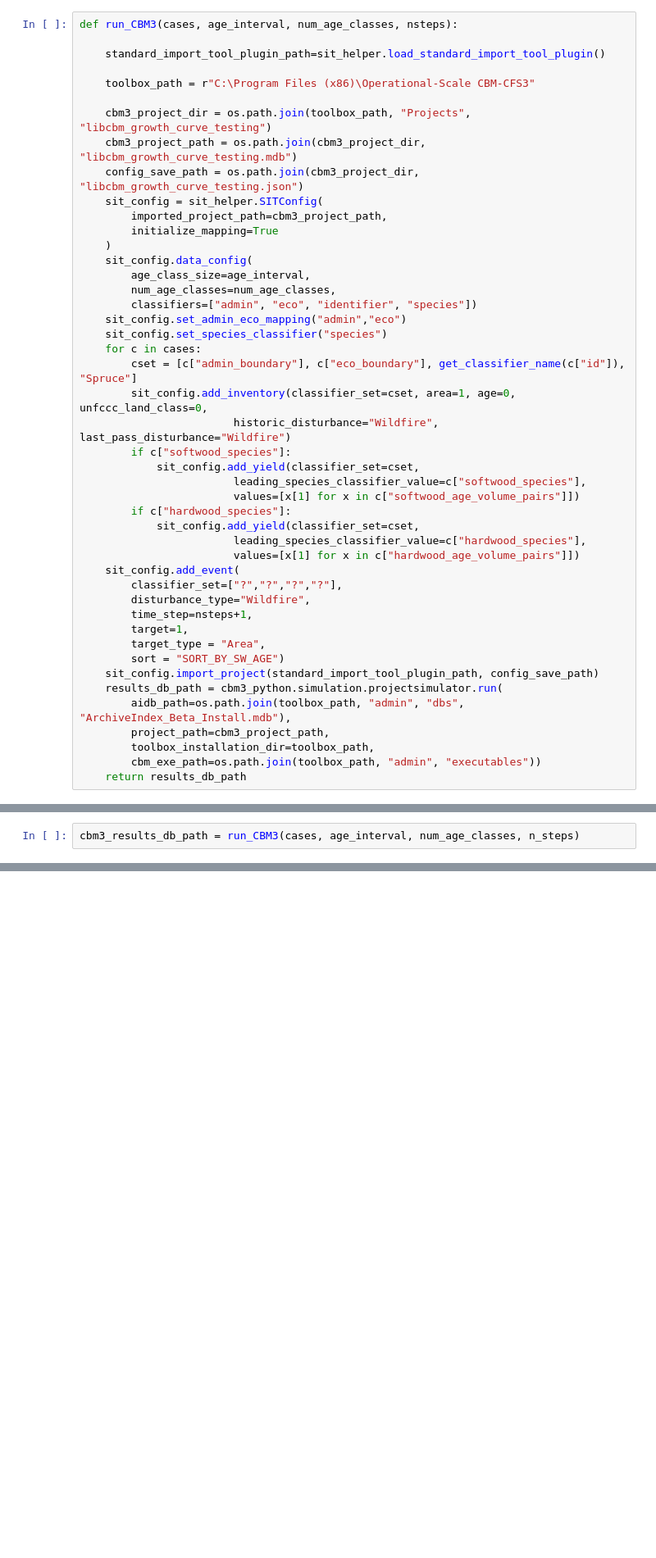
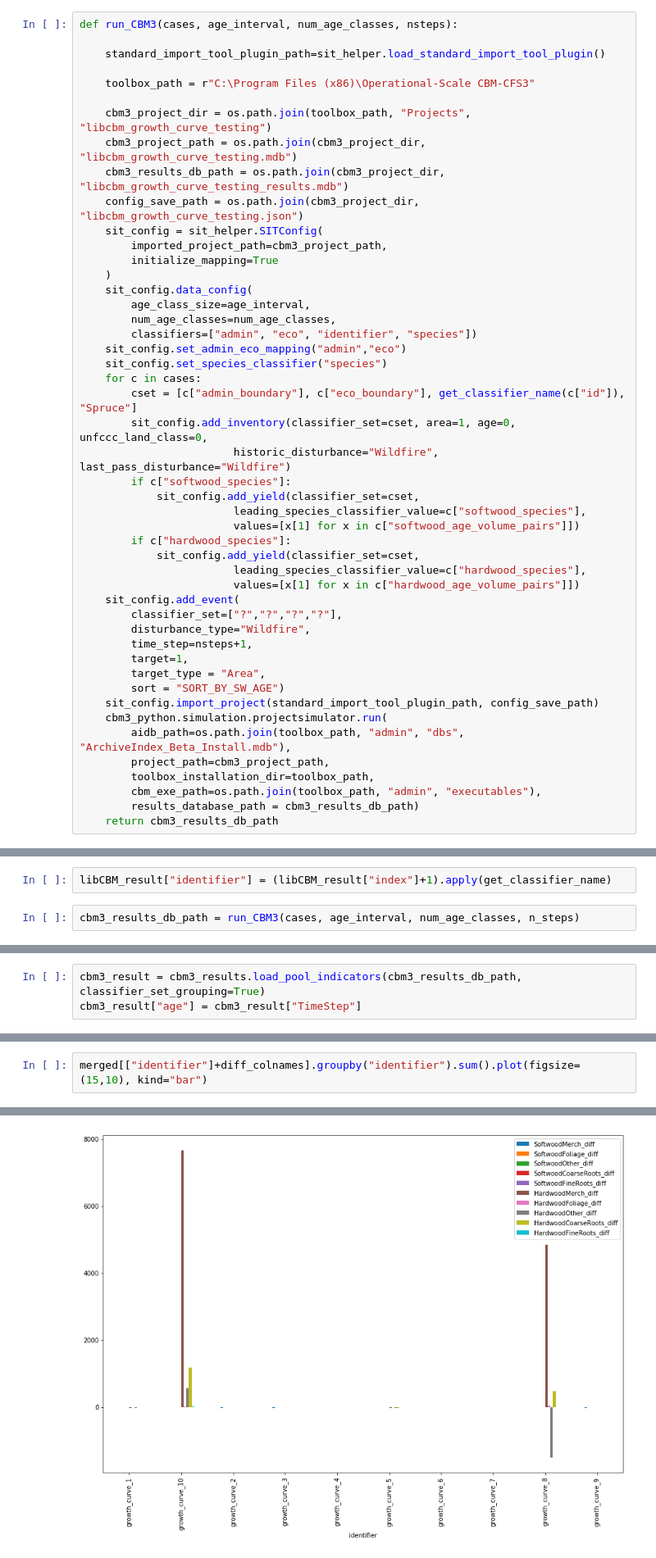
Before and after one commit to cat-cfs/libcbm_py, a Jupyter notebook: growth_curve_testing.ipynb, the cells around one changed output, grey strips where cells are left out. Shown: that part at 82% size. Cells and saved outputs as stored; diff of their text form; blank space fills up the shorter version.

Commit message:
add random gorwth curve generation, compute differences between runs, plot

```diff
--- a/growth_curve_testing.ipynb
+++ b/growth_curve_testing.ipynb
@@ -192,6 +215,7 @@ def run_CBM3(cases, age_interval, num_age_classes, nsteps):
 
     cbm3_project_dir = os.path.join(toolbox_path, "Projects", "libcbm_growth_curve_testing")
     cbm3_project_path = os.path.join(cbm3_project_dir, "libcbm_growth_curve_testing.mdb")
+    cbm3_results_db_path = os.path.join(cbm3_project_dir, "libcbm_growth_curve_testing_results.mdb")
     config_save_path = os.path.join(cbm3_project_dir, "libcbm_growth_curve_testing.json")
     sit_config = sit_helper.SITConfig(
         imported_project_path=cbm3_project_path,
@@ -223,10 +247,11 @@ def run_CBM3(cases, age_interval, num_age_classes, nsteps):
         target_type = "Area",
         sort = "SORT_BY_SW_AGE")
     sit_config.import_project(standard_import_tool_plugin_path, config_save_path)
-    results_db_path = cbm3_python.simulation.projectsimulator.run(
+    cbm3_python.simulation.projectsimulator.run(
         aidb_path=os.path.join(toolbox_path, "admin", "dbs", "ArchiveIndex_Beta_Install.mdb"),
         project_path=cbm3_project_path,
         toolbox_installation_dir=toolbox_path,
-        cbm_exe_path=os.path.join(toolbox_path, "admin", "executables"))
-    return results_db_path
+        cbm_exe_path=os.path.join(toolbox_path, "admin", "executables"),
+        results_database_path = cbm3_results_db_path)
+    return cbm3_results_db_path
 # %%
@@ -234,4 +259,6 @@ cases = generate_cases(random_seed=2, num_curves=10, dbpath=db_path)
 # %%
 libCBM_result = run_libCBM(db_path, cases, n_steps)
+# %%
+libCBM_result["identifier"] = (libCBM_result["index"]+1).apply(get_classifier_name)
 # %%
 cbm3_results_db_path = run_CBM3(cases, age_interval, num_age_classes, n_steps)
@@ -259,0 +265,3 @@ cbm3_results_db_path = run_CBM3(cases, age_interval, num_age_classes, n_steps)
+# %%
+cbm3_result = cbm3_results.load_pool_indicators(cbm3_results_db_path, classifier_set_grouping=True)
+cbm3_result["age"] = cbm3_result["TimeStep"]
@@ -259,0 +315,3 @@ cbm3_results_db_path = run_CBM3(cases, age_interval, num_age_classes, n_steps)
+# %%
+merged[["identifier"]+diff_colnames].groupby("identifier").sum().plot(figsize=(15,10), kind="bar")
+# %% [output]
@@ -259,0 +319 @@ cbm3_results_db_path = run_CBM3(cases, age_interval, num_age_classes, n_steps)
+[figure, added]
```
Also changed, not shown: parts of 11 cells of this notebook.
